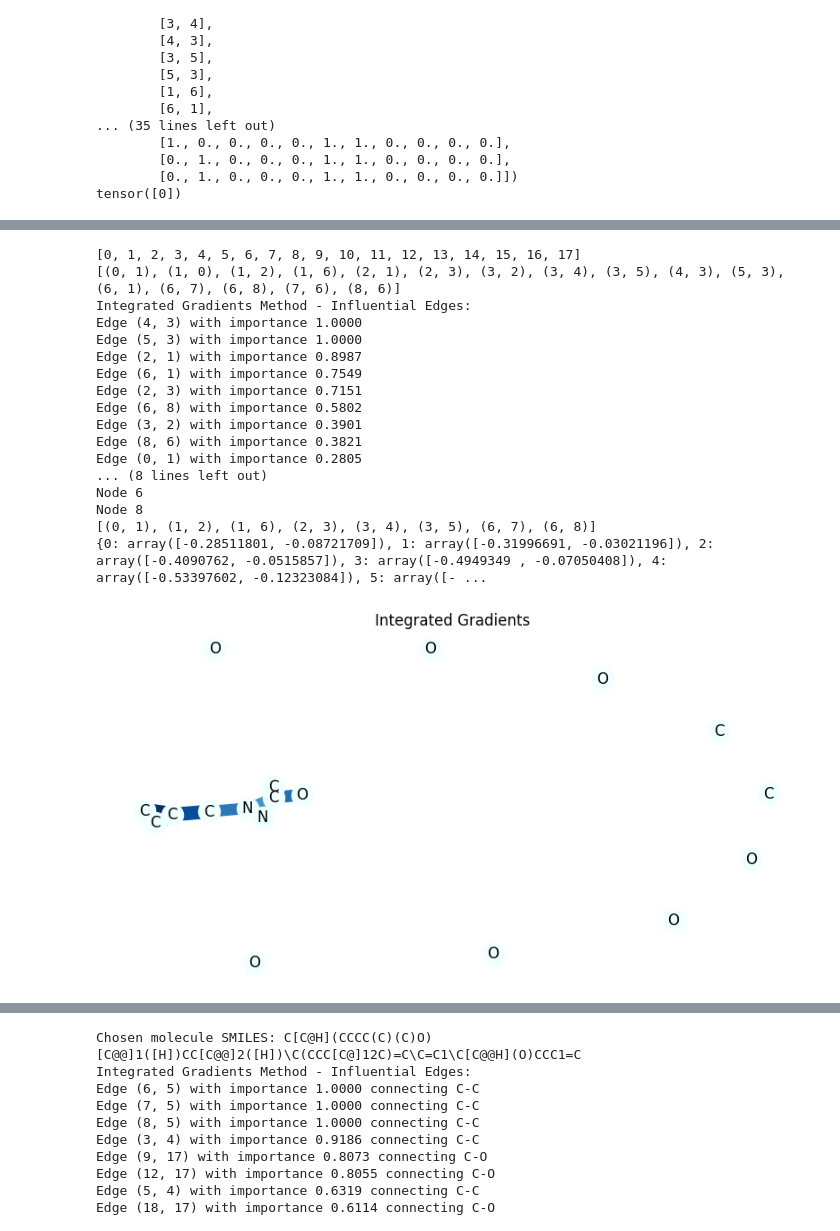
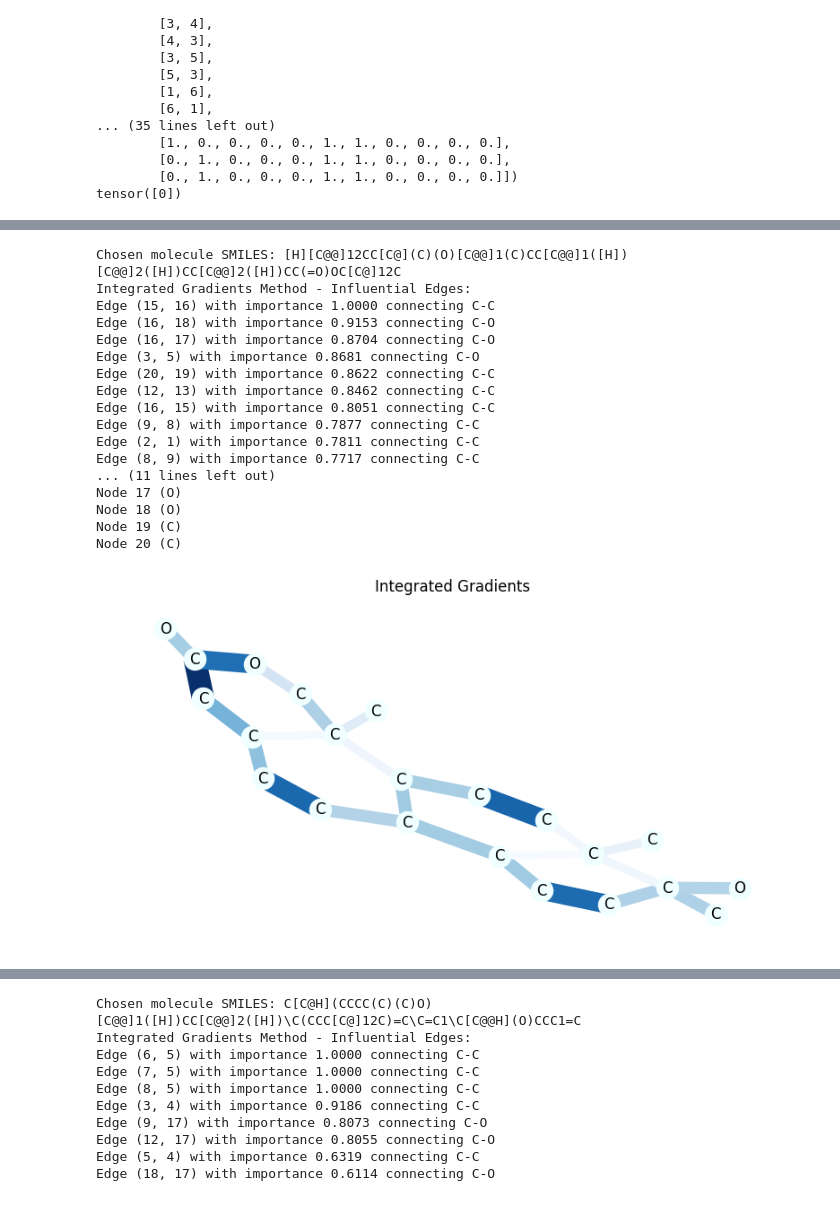
Before and after one commit to AlinaGavrish/Forecasting-Banned-Substances-Leveraging-GNN-and-Explainable-AI-for-Sports-Anti-Doping, a Jupyter notebook: smiles copy.ipynb, the cells around one changed output, grey strips where cells are left out. Drawn from its saved outputs; the diff is of its cells as text; code cells hidden in the pictures.

```diff
--- a/smiles copy.ipynb
+++ b/smiles copy.ipynb
@@ -341,0 +175,16 @@ IndexError: tuple index out of range
+# %%
+                                                #########Check the molecule status################
+
+def get_molecule_at_index(df, index):
+    try:
+        molecule = df.iloc[index]
+        return molecule
+    except IndexError:
+        return f"Error: Index {index} is out of range for the DataFrame."
+    except Exception as e:
+        return f"An error occurred: {e}"
+
+index = 642
+molecule_at_index_642 = get_molecule_at_index(df, index)
+
+print(molecule_at_index_642)
@@ -1145,12 +771,13 @@ def explain(method, data, target=0):
         edge_mask = edge_mask / edge_mask.max()
     return edge_mask
 # %%
+from captum.attr import Saliency, IntegratedGradients
 def model_forward(edge_mask, data):
     batch = torch.zeros(data.x.shape[0], dtype=int).to(device)
     out = model(data.x, data.edge_index, batch, edge_mask)
     return out
 
-def explain(method, data, target=0):
+def explain(method, data, target=1):
     input_mask = torch.ones(data.edge_index.shape[1]).requires_grad_(True).to(device)
     if method == 'ig':
         ig = IntegratedGradients(model_forward)
@@ -1321,55 +1078,48 @@ SMILES formula: CCN1C=C(C(O)=O)C(=O)C2=CC(F)=C(N=C12)N1CCNCC1
 # %%
-def aggregate_edge_directions(edge_mask, data):
-    edge_mask_dict = defaultdict(float)
-    for val, u, v in list(zip(edge_mask, *data.edge_index)):
-        u, v = u.item(), v.item()
-        if u > v:
-            u, v = v, u
-        edge_mask_dict[(u, v)] += val
-    return edge_mask_dict
 
+# Example usage with a random molecule from the dataset
+#data = random.choice([t for t in test_dataset if not t.y.item()])
+data = valid_data[507]
+print(f"Chosen molecule SMILES: {data.smiles}")
 
+mol = to_molecule(data, ATOM_MAP)
 
-# Randomly select a data sample
-data = random.choice([t for t in test_dataset if not t.y.item()])
-
-# Convert the data to a molecule object
-mol = to_molecule(data)
-
-# Generate explanations and plot
 for title, method in [('Integrated Gradients', 'ig'), ('Saliency', 'saliency')]:
     edge_mask, influential_edges, influential_nodes = explain(method, data, target=1)
     edge_mask_dict = aggregate_edge_directions(edge_mask, data)
 
     # Print influential edges and nodes
     print(f"{title} Method - Influential Edges:")
     for u, v, val in influential_edges:
-        print(f"Edge ({u}, {v}) with importance {val:.4f}")
+        atom_u = mol.nodes[u]['name']
+        atom_v = mol.nodes[v]['name']
+        print(f"Edge ({u}, {v}) with importance {val:.4f} connecting {atom_u}-{atom_v}")
 
     print(f"{title} Method - Influential Nodes:")
     for node in influential_nodes:
-        print(f"Node {node}")
+        atom = mol.nodes[node]['name']
+        print(f"Node {node} ({atom})")
 
     plt.figure(figsize=(10, 5))
     plt.title(title)
     draw_molecule(mol, edge_mask_dict)
 # %% [output]
-[0, 1, 2, 3, 4, 5, 6, 7, 8, 9, 10, 11, 12, 13, 14, 15, 16, 17]
-[(0, 1), (1, 0), (1, 2), (1, 6), (2, 1), (2, 3), (3, 2), (3, 4), (3, 5), (4, 3), (5, 3), (6, 1), (6, 7), (6, 8), (7, 6), (8, 6)]
+Chosen molecule SMILES: [H][C@@]12CC[C@](C)(O)[C@@]1(C)CC[C@@]1([H])[C@@]2([H])CC[C@@]2([H])CC(=O)OC[C@]12C
 Integrated Gradients Method - Influential Edges:
-Edge (4, 3) with importance 1.0000
-Edge (5, 3) with importance 1.0000
-Edge (2, 1) with importance 0.8987
-Edge (6, 1) with importance 0.7549
-Edge (2, 3) with importance 0.7151
-Edge (6, 8) with importance 0.5802
-Edge (3, 2) with importance 0.3901
-Edge (8, 6) with importance 0.3821
-Edge (0, 1) with importance 0.2805
-... (8 lines left out)
-Node 6
-Node 8
-[(0, 1), (1, 2), (1, 6), (2, 3), (3, 4), (3, 5), (6, 7), (6, 8)]
-{0: array([-0.28511801, -0.08721709]), 1: array([-0.31996691, -0.03021196]), 2: array([-0.4090762, -0.0515857]), 3: array([-0.4949349 , -0.07050408]), 4: array([-0.53397602, -0.12323084]), 5: array([- ...
+Edge (15, 16) with importance 1.0000 connecting C-C
+Edge (16, 18) with importance 0.9153 connecting C-O
+Edge (16, 17) with importance 0.8704 connecting C-O
+Edge (3, 5) with importance 0.8681 connecting C-O
+Edge (20, 19) with importance 0.8622 connecting C-C
+Edge (12, 13) with importance 0.8462 connecting C-C
+Edge (16, 15) with importance 0.8051 connecting C-C
+Edge (9, 8) with importance 0.7877 connecting C-C
+Edge (2, 1) with importance 0.7811 connecting C-C
+Edge (8, 9) with importance 0.7717 connecting C-C
+... (11 lines left out)
+Node 17 (O)
+Node 18 (O)
+Node 19 (C)
+Node 20 (C)
-[figure, old version]
+[figure, new version]
 Saliency Method - Influential Edges:
```
Also changed, not shown: parts of 44 cells of this notebook, 15 other files.
